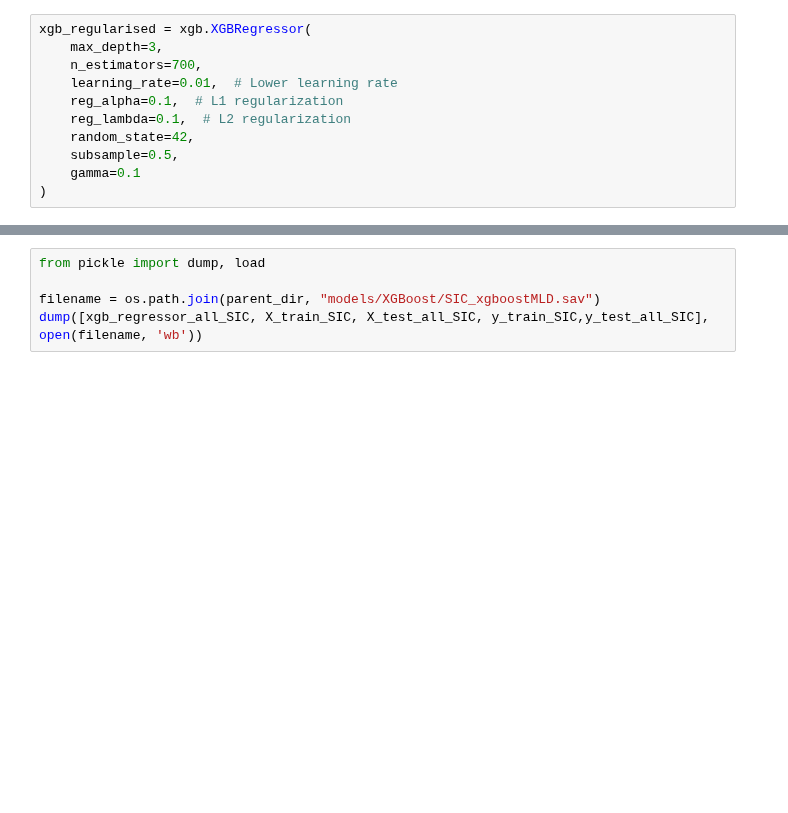
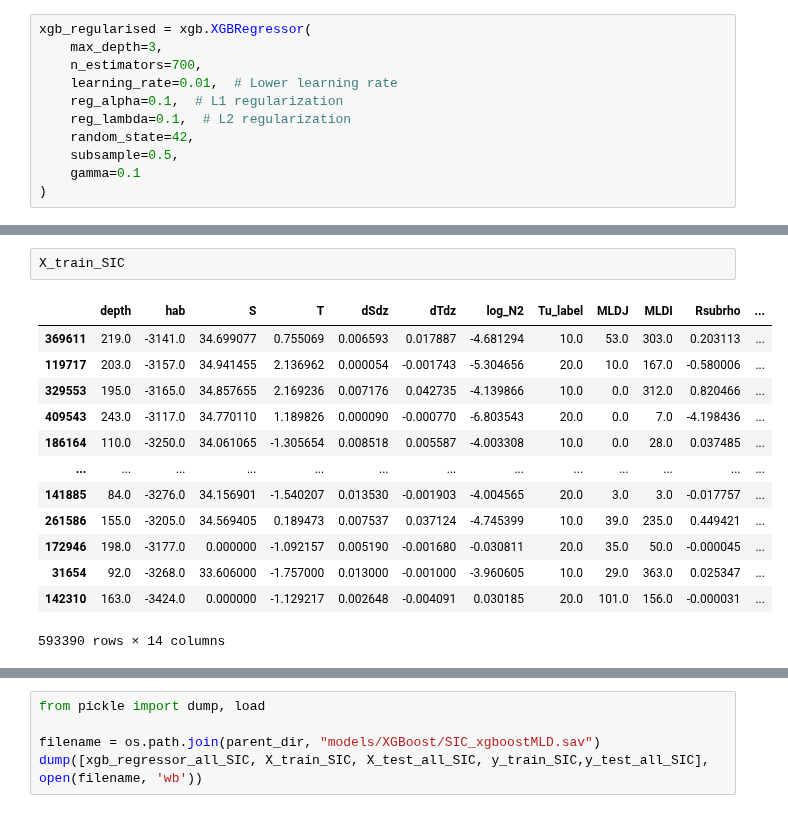
Before and after one commit to lisanneblok/ArcticTurbulence, a Jupyter notebook: notebooks/ML_models/arctic_xgboost.ipynb, the cells around one changed output, grey strips where cells are left out. Saved outputs shown, nothing was run; the diff lists cells and outputs as text; blank space fills up the shorter version.

```diff
--- a/notebooks/ML_models/arctic_xgboost.ipynb
+++ b/notebooks/ML_models/arctic_xgboost.ipynb
@@ -163,3 +228,19 @@ xgb_regressor_all_SIC, r2_all_SIC, y_test_all_SIC, y_pred_all_SIC, X_test_all_SI
+# %%
+X_train_SIC
+# %% [output]
+|  | depth | hab | S | T | dSdz | dTdz | log_N2 | Tu_label | MLDJ | MLDI | Rsubrho | ... |
+| 369611 | 219.0 | -3141.0 | 34.699077 | 0.755069 | 0.006593 | 0.017887 | -4.681294 | 10.0 | 53.0 | 303.0 | 0.203113 | ... |
+| 119717 | 203.0 | -3157.0 | 34.941455 | 2.136962 | 0.000054 | -0.001743 | -5.304656 | 20.0 | 10.0 | 167.0 | -0.580006 | ... |
+| 329553 | 195.0 | -3165.0 | 34.857655 | 2.169236 | 0.007176 | 0.042735 | -4.139866 | 10.0 | 0.0 | 312.0 | 0.820466 | ... |
+| 409543 | 243.0 | -3117.0 | 34.770110 | 1.189826 | 0.000090 | -0.000770 | -6.803543 | 20.0 | 0.0 | 7.0 | -4.198436 | ... |
+| 186164 | 110.0 | -3250.0 | 34.061065 | -1.305654 | 0.008518 | 0.005587 | -4.003308 | 10.0 | 0.0 | 28.0 | 0.037485 | ... |
+| ... | ... | ... | ... | ... | ... | ... | ... | ... | ... | ... | ... | ... |
+| 141885 | 84.0 | -3276.0 | 34.156901 | -1.540207 | 0.013530 | -0.001903 | -4.004565 | 20.0 | 3.0 | 3.0 | -0.017757 | ... |
+| 261586 | 155.0 | -3205.0 | 34.569405 | 0.189473 | 0.007537 | 0.037124 | -4.745399 | 10.0 | 39.0 | 235.0 | 0.449421 | ... |
+| 172946 | 198.0 | -3177.0 | 0.000000 | -1.092157 | 0.005190 | -0.001680 | -0.030811 | 20.0 | 35.0 | 50.0 | -0.000045 | ... |
+| 31654 | 92.0 | -3268.0 | 33.606000 | -1.757000 | 0.013000 | -0.001000 | -3.960605 | 10.0 | 29.0 | 363.0 | 0.025347 | ... |
+| 142310 | 163.0 | -3424.0 | 0.000000 | -1.129217 | 0.002648 | -0.004091 | 0.030185 | 20.0 | 101.0 | 156.0 | -0.000031 | ... |
+593390 rows × 14 columns
 # %%
 confidence_metrics(y_test_all_SIC, y_pred_all_SIC)
 # %% [output]
```
Also changed, not shown: parts of 5 cells of this notebook, 3 other files.
